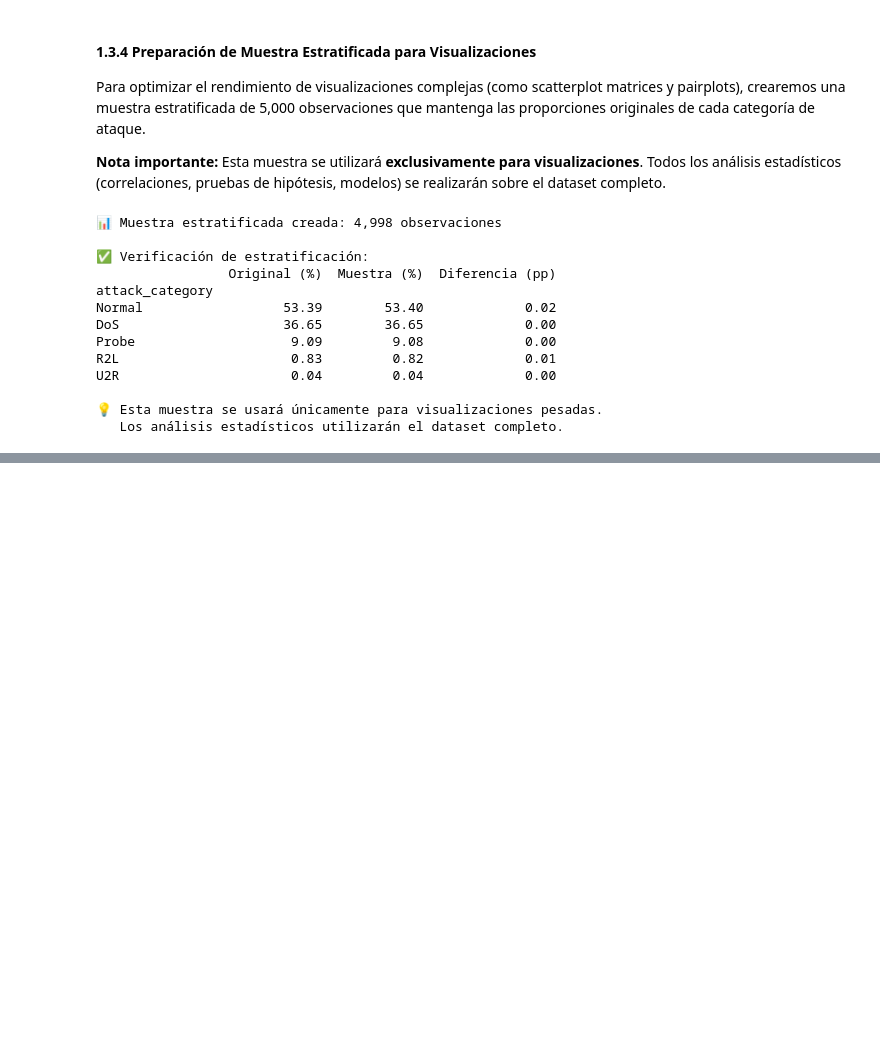
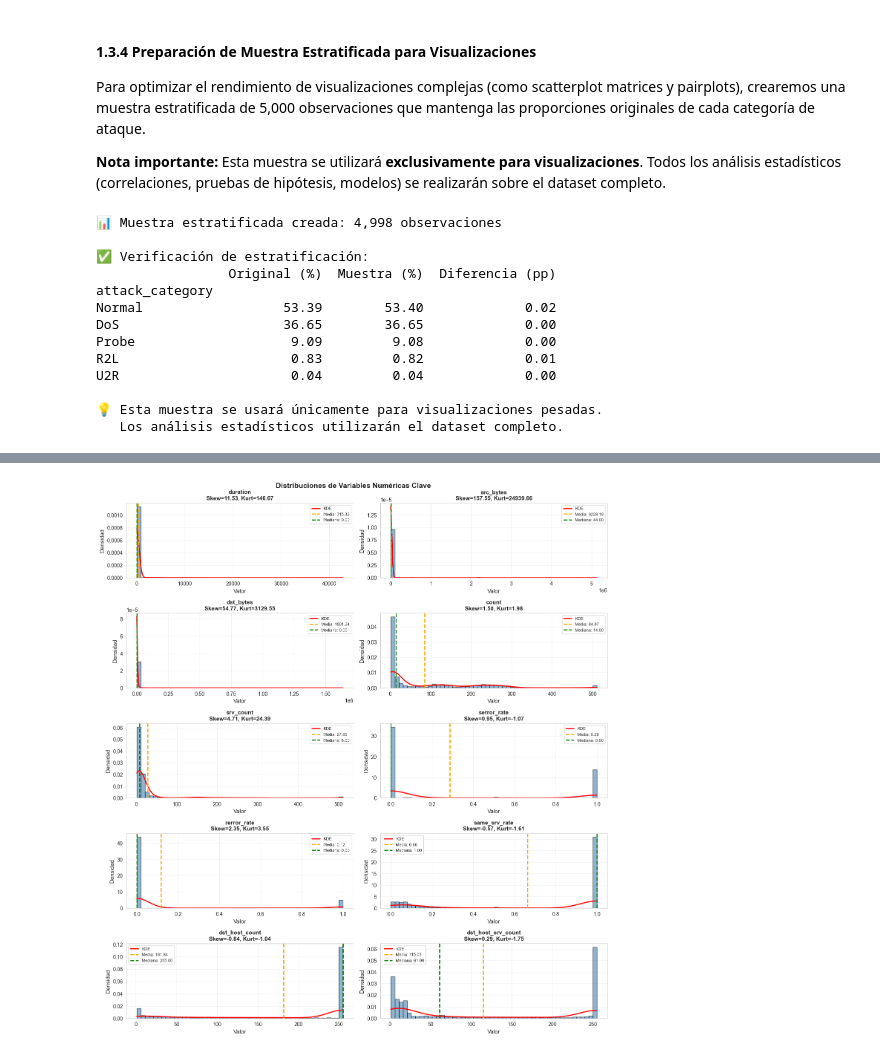
Before and after one commit to ChertaPro/Deteccion-de-Intrusiones-y-Analisis-de-Anomalias-en-Trafico-de-Red-mediante-Tecnicas-Estadasticas, a Jupyter notebook: Detección-de-Intrusiones-y-Análisis-de-Anomalías-en-Tráfico-de-Red-mediante-Técnicas-Estadísticas.ipynb, the cells around one changed output, grey strips where cells are left out. Saved outputs shown, nothing was run; the diff lists cells and outputs as text; code cells hidden in the pictures; blank space fills up the shorter version.

```diff
--- a/Detección-de-Intrusiones-y-Análisis-de-Anomalías-en-Tráfico-de-Red-mediante-Técnicas-Estadísticas.ipynb
+++ b/Detección-de-Intrusiones-y-Análisis-de-Anomalías-en-Tráfico-de-Red-mediante-Técnicas-Estadísticas.ipynb
@@ -432,0 +1081,80 @@ U2R                      0.04         0.04             0.00
+# %%
+# ============================================================================
+# 2.3.1 DISTRIBUCIONES DE VARIABLES NUMÉRICAS - HISTOGRAMAS + KDE
+# ============================================================================
+print("VISUALIZACIÓN DE DISTRIBUCIONES - VARIABLES NUMÉRICAS")
+
+# Seleccionar variables clave para visualización (no todas las 32)
+# Criterio: Alta variabilidad (CV > 1) + Relevancia conceptual
+key_numeric_vars = [
+    'duration',           # Duración de conexión
+    'src_bytes',          # Volumen enviado
+    'dst_bytes',          # Volumen recibido
+    'count',              # Conexiones en ventana temporal
+    'srv_count',          # Conexiones al mismo servicio
+    'serror_rate',        # Tasa de errores SYN
+    'rerror_rate',        # Tasa de errores REJ
+    'same_srv_rate',      # Tasa de mismo servicio
+    'dst_host_count',     # Conexiones al mismo host destino
+    'dst_host_srv_count'  # Conexiones al mismo servicio en host
+]
+
+print(f"\n📊 Visualizando {len(key_numeric_vars)} variables numéricas clave")
+print(f"   (De las 32 totales, seleccionamos las más relevantes)\n")
+
+# Crear figura con subplots
+n_vars = len(key_numeric_vars)
+n_cols = 2
+n_rows = (n_vars + 1) // 2
+
+fig, axes = plt.subplots(n_rows, n_cols, figsize=(14, n_rows * 3))
+axes = axes.flatten()
+
+for idx, var in enumerate(key_numeric_vars):
+    ax = axes[idx]
+
+    # Obtener datos de la muestra estratificada
+    data = train_sample[var]
+
+    # Histograma con KDE
+    ax.hist(data, bins=50, density=True, alpha=0.6, color='steelblue', edgecolor='black')
+
+    # Curva KDE (si tiene varianza)
+    if data.std() > 0:
+        from scipy.stats import gaussian_kde
+        kde = gaussian_kde(data.dropna())
+        x_range = np.linspace(data.min(), data.max(), 200)
+        ax.plot(x_range, kde(x_range), 'r-', linewidth=2, label='KDE')
+
+    # Líneas de estadísticos clave
+    mean_val = data.mean()
+    median_val = data.median()
+    ax.axvline(mean_val, color='orange', linestyle='--', linewidth=2, label=f'Media: {mean_val:.2f}')
+    ax.axvline(median_val, color='green', linestyle='--', linewidth=2, label=f'Mediana: {median_val:.2f}')
+
+    # Obtener estadísticos para el título
+    skew_val = descriptive_stats.loc[var, 'Asimetría']
+    kurt_val = descriptive_stats.loc[var, 'Curtosis']
+
+    ax.set_title(f'{var}\nSkew={skew_val:.2f}, Kurt={kurt_val:.2f}',
+                 fontsize=11, fontweight='bold')
+    ax.set_xlabel('Valor')
+    ax.set_ylabel('Densidad')
+    ax.legend(fontsize=8)
+    ax.grid(alpha=0.3)
+
+# Ocultar subplots vacíos si los hay
+for idx in range(len(key_numeric_vars), len(axes)):
+    fig.delaxes(axes[idx])
+
+plt.tight_layout()
+plt.suptitle('Distribuciones de Variables Numéricas Clave',
+             fontsize=14, fontweight='bold', y=1.002)
+plt.show()
+
+print("\n💡 INTERPRETACIÓN:")
+print("   • Distribuciones con Skew > 1: Fuertemente sesgadas a la derecha")
+print("   • Curtosis > 3: Colas más pesadas que distribución normal")
+print("   • Media vs. Mediana: Si difieren mucho, indica asimetría")
+print("   • KDE suaviza el histograma, revelando forma general de distribución")
+# %% [output]
@@ -432,0 +1165 @@ U2R                      0.04         0.04             0.00
+[figure, added]
```
Also changed, not shown: parts of 89 cells of this notebook, 7 other files.
